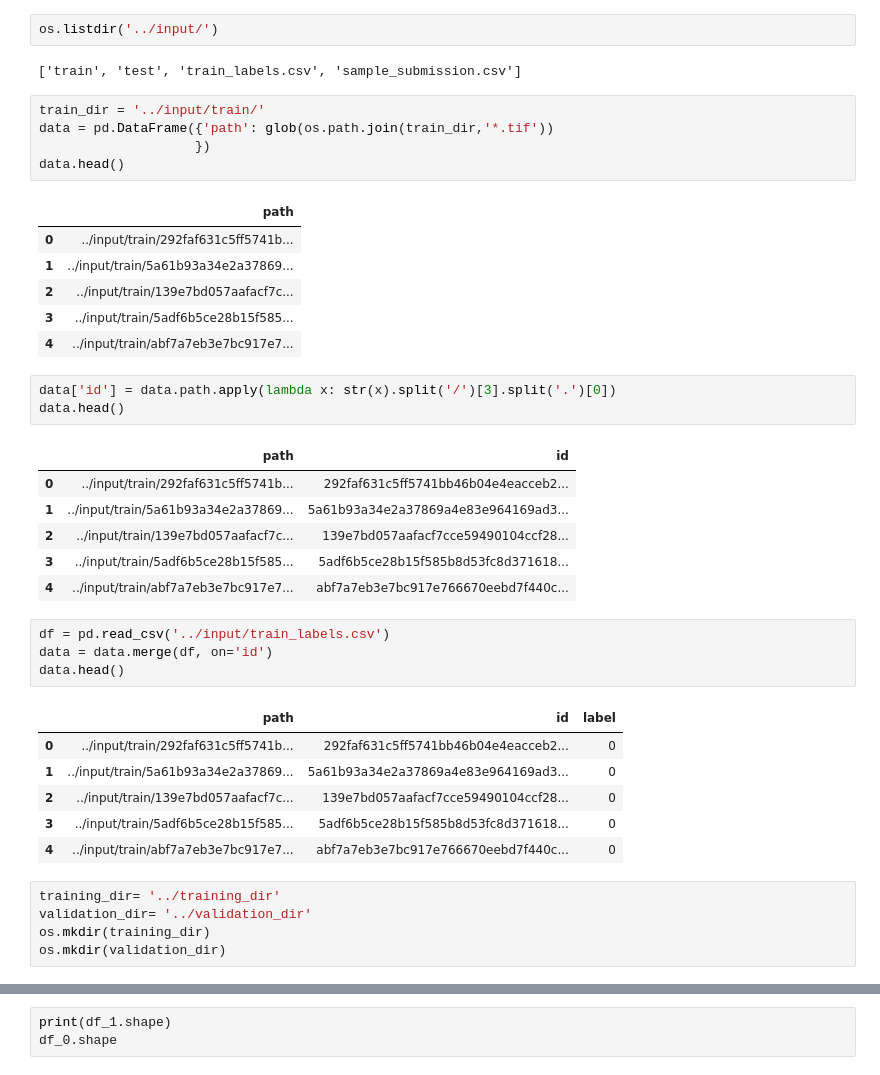
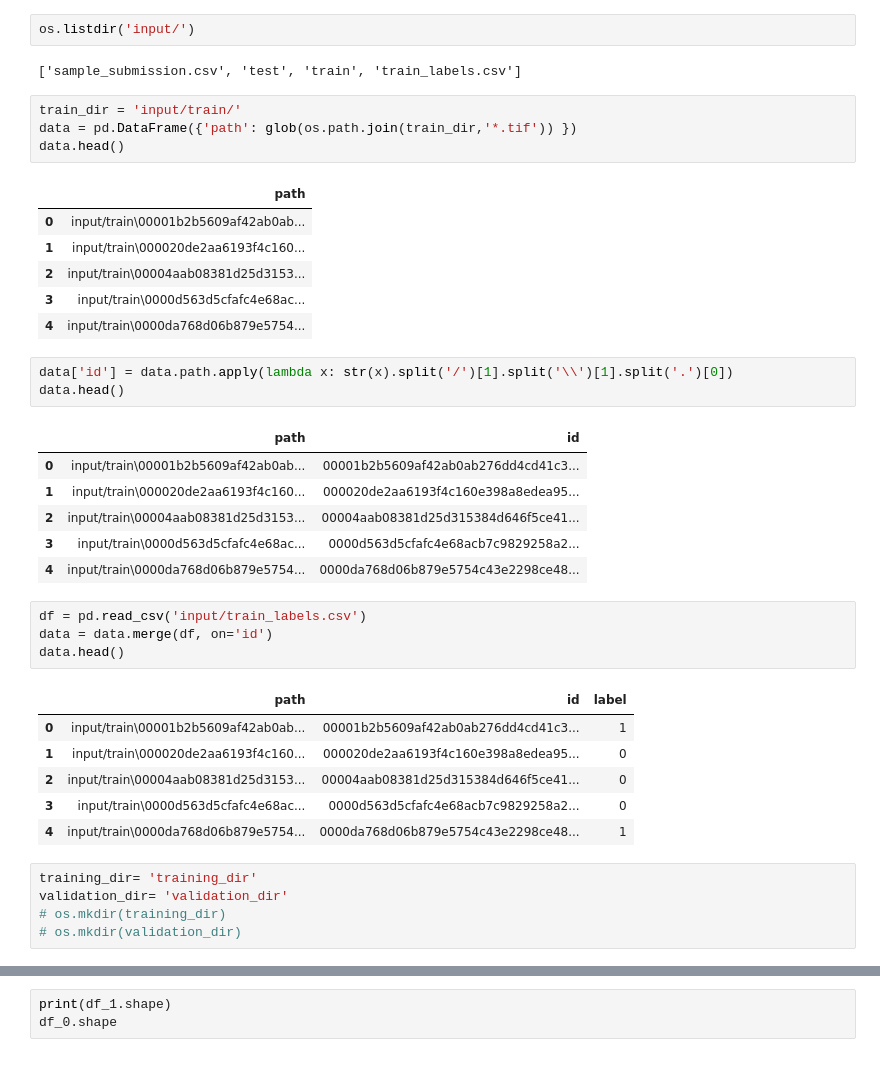
Before and after one commit to mathurp/Kaggle_competition, a Jupyter notebook: Histopathologic Cancer Detection.ipynb, the cells around one changed output, grey strips where cells are left out. Drawn from its saved outputs; the diff is of its cells as text.

```diff
--- a/Histopathologic Cancer Detection.ipynb
+++ b/Histopathologic Cancer Detection.ipynb
@@ -27,45 +23,44 @@ Using TensorFlow backend.
 # %%
-os.listdir('../input/')
+os.listdir('input/')
 # %% [output]
-['train', 'test', 'train_labels.csv', 'sample_submission.csv']
+['sample_submission.csv', 'test', 'train', 'train_labels.csv']
 # %%
-train_dir = '../input/train/'
-data = pd.DataFrame({'path': glob(os.path.join(train_dir,'*.tif'))
-                    })
+train_dir = 'input/train/'
+data = pd.DataFrame({'path': glob(os.path.join(train_dir,'*.tif')) })
 data.head()
 # %% [output]
 |  | path |
-| 0 | ../input/train/292faf631c5ff5741b... |
-| 1 | ../input/train/5a61b93a34e2a37869... |
-| 2 | ../input/train/139e7bd057aafacf7c... |
-| 3 | ../input/train/5adf6b5ce28b15f585... |
-| 4 | ../input/train/abf7a7eb3e7bc917e7... |
+| 0 | input/train\00001b2b5609af42ab0ab... |
+| 1 | input/train\000020de2aa6193f4c160... |
+| 2 | input/train\00004aab08381d25d3153... |
+| 3 | input/train\0000d563d5cfafc4e68ac... |
+| 4 | input/train\0000da768d06b879e5754... |
 # %%
-data['id'] = data.path.apply(lambda x: str(x).split('/')[3].split('.')[0])
+data['id'] = data.path.apply(lambda x: str(x).split('/')[1].split('\\')[1].split('.')[0])
 data.head()
 # %% [output]
 |  | path | id |
-| 0 | ../input/train/292faf631c5ff5741b... | 292faf631c5ff5741bb46b04e4eacceb2... |
-| 1 | ../input/train/5a61b93a34e2a37869... | 5a61b93a34e2a37869a4e83e964169ad3... |
-| 2 | ../input/train/139e7bd057aafacf7c... | 139e7bd057aafacf7cce59490104ccf28... |
-| 3 | ../input/train/5adf6b5ce28b15f585... | 5adf6b5ce28b15f585b8d53fc8d371618... |
-| 4 | ../input/train/abf7a7eb3e7bc917e7... | abf7a7eb3e7bc917e766670eebd7f440c... |
+| 0 | input/train\00001b2b5609af42ab0ab... | 00001b2b5609af42ab0ab276dd4cd41c3... |
+| 1 | input/train\000020de2aa6193f4c160... | 000020de2aa6193f4c160e398a8edea95... |
+| 2 | input/train\00004aab08381d25d3153... | 00004aab08381d25d315384d646f5ce41... |
+| 3 | input/train\0000d563d5cfafc4e68ac... | 0000d563d5cfafc4e68acb7c9829258a2... |
+| 4 | input/train\0000da768d06b879e5754... | 0000da768d06b879e5754c43e2298ce48... |
 # %%
-df = pd.read_csv('../input/train_labels.csv')
+df = pd.read_csv('input/train_labels.csv')
 data = data.merge(df, on='id')
 data.head()
 # %% [output]
 |  | path | id | label |
-| 0 | ../input/train/292faf631c5ff5741b... | 292faf631c5ff5741bb46b04e4eacceb2... | 0 |
-| 1 | ../input/train/5a61b93a34e2a37869... | 5a61b93a34e2a37869a4e83e964169ad3... | 0 |
-| 2 | ../input/train/139e7bd057aafacf7c... | 139e7bd057aafacf7cce59490104ccf28... | 0 |
-| 3 | ../input/train/5adf6b5ce28b15f585... | 5adf6b5ce28b15f585b8d53fc8d371618... | 0 |
-| 4 | ../input/train/abf7a7eb3e7bc917e7... | abf7a7eb3e7bc917e766670eebd7f440c... | 0 |
+| 0 | input/train\00001b2b5609af42ab0ab... | 00001b2b5609af42ab0ab276dd4cd41c3... | 1 |
+| 1 | input/train\000020de2aa6193f4c160... | 000020de2aa6193f4c160e398a8edea95... | 0 |
+| 2 | input/train\00004aab08381d25d3153... | 00004aab08381d25d315384d646f5ce41... | 0 |
+| 3 | input/train\0000d563d5cfafc4e68ac... | 0000d563d5cfafc4e68acb7c9829258a2... | 0 |
+| 4 | input/train\0000da768d06b879e5754... | 0000da768d06b879e5754c43e2298ce48... | 1 |
 # %%
-training_dir= '../training_dir'
-validation_dir= '../validation_dir'
-os.mkdir(training_dir)
-os.mkdir(validation_dir)
+training_dir= 'training_dir'
+validation_dir= 'validation_dir'
+# os.mkdir(training_dir)
+# os.mkdir(validation_dir)
 # %%
 df = data
 df_0 = df[df.label==0]
```
Also changed, not shown: parts of 8 cells of this notebook.
